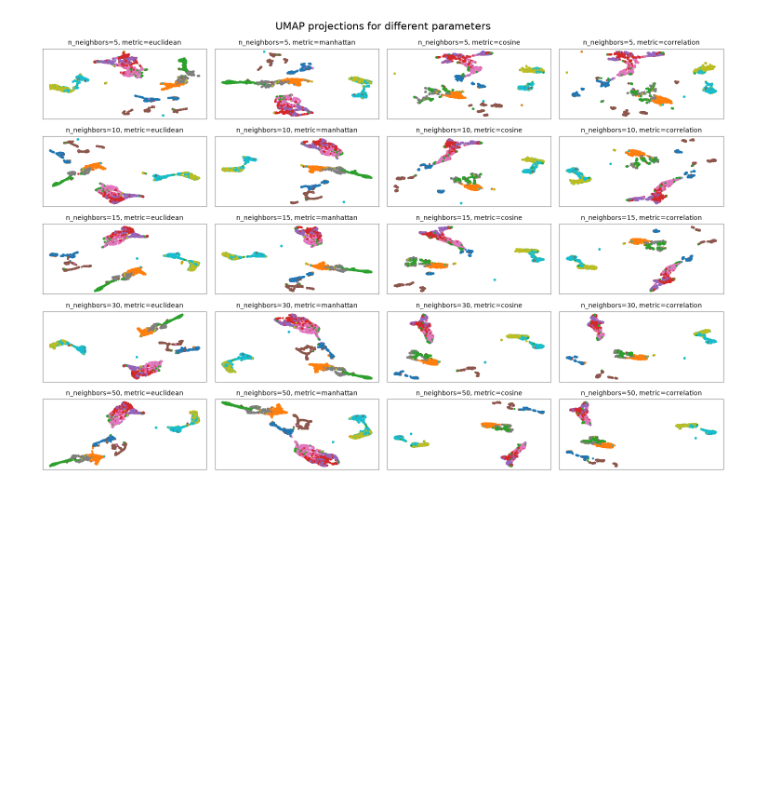
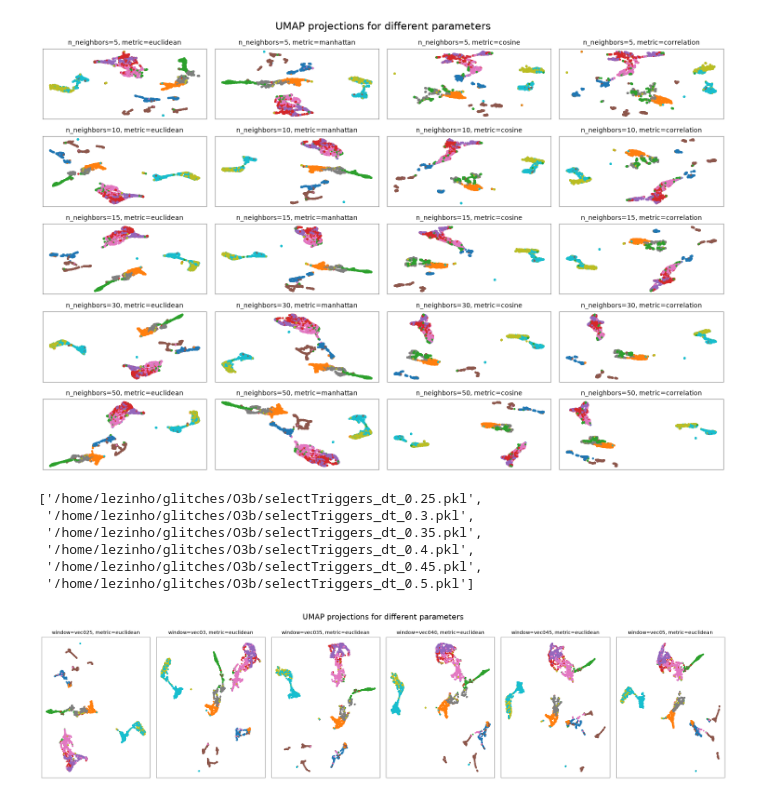
Before and after one commit to Regiley/VirgoBR, a Jupyter notebook: UMAP-vscode.ipynb, the cells around one changed output. Saved outputs shown, nothing was run; the diff lists cells and outputs as text; code cells hidden in the pictures; blank space fills up the shorter version.

Commit message:
Window change .25 to .5

```diff
--- a/UMAP-vscode.ipynb
+++ b/UMAP-vscode.ipynb
@@ -301,3 +302,13 @@ plt.savefig('O3b/UMAP_projection_different_parameters_metrics.png', dpi=300, bbo
 plt.show()
 # %% [output]
 [figure]
+# %%
+select_pkl = sorted(glob.glob('/home/lezinho/glitches/O3b/selectTriggers_dt_*.pkl'))
+select_pkl
+# %% [output]
+['/home/lezinho/glitches/O3b/selectTriggers_dt_0.25.pkl',
+ '/home/lezinho/glitches/O3b/selectTriggers_dt_0.3.pkl',
+ '/home/lezinho/glitches/O3b/selectTriggers_dt_0.35.pkl',
+ '/home/lezinho/glitches/O3b/selectTriggers_dt_0.4.pkl',
+ '/home/lezinho/glitches/O3b/selectTriggers_dt_0.45.pkl',
+ '/home/lezinho/glitches/O3b/selectTriggers_dt_0.5.pkl']
@@ -303,0 +340,46 @@ plt.show()
+# %%
+neighbors = 10
+metrics = 'euclidean'
+reps = 0.01
+vecs = [vec025, vec03, vec035, vec040, vec045, vec05]
+vec_names = ['vec025', 'vec03', 'vec035', 'vec040', 'vec045', 'vec05']
+labels = [lab025, lab03, lab035, lab040, lab045, lab05]
+
+parametros_umap = {
+    'n_neighbors': neighbors,
+    'min_dist': 0.1,
+    'n_components': 2,
+    'metric': metrics,
+    'random_state': 42
+}
+
+cmap = plt.colormaps["tab10"]
+le = LabelEncoder().fit(np.concatenate([np.asarray(l) for l in labels]))
+encoded_labs = [le.transform(l) for l in labels]
+
+
+
+for vname, lname, v, l in zip(vec_names, labels, vecs, labels):
+        assert len(v) == len(l), f'{vname} ({len(v)}) != {lname} ({len(l)})'
+
+n = len(vecs)
+fig, axes = plt.subplots(1, n, figsize=(20, 5))
+axes = np.atleast_1d(axes)
+
+for i, (vec, lab, vname) in enumerate(zip(vecs, labels, vec_names)):
+        reducer = umap.UMAP(n_neighbors=neighbors, min_dist=0.1, n_components=2, metric=metrics, random_state=42)
+        embedding = reducer.fit_transform(vec)
+
+        ax = axes[i]
+        sc = ax.scatter(embedding[:, 0], embedding[:, 1], c=encoded_labs[i], cmap=cmap, s=5)
+        ax.set_title(f'window={vname}, metric={metrics}', fontsize=10)
+        ax.set_xticks([])
+        ax.set_yticks([])
+
+
+plt.suptitle('UMAP projections for different parameters', fontsize=16)
+plt.tight_layout()
+plt.savefig('UMAP_projection_different_windows0.25-0.5.png', dpi=300, bbox_inches='tight')
+plt.show()
+# %% [output]
+[figure, added]
```
Also changed, not shown: parts of 2 cells of this notebook, 2 other files.
